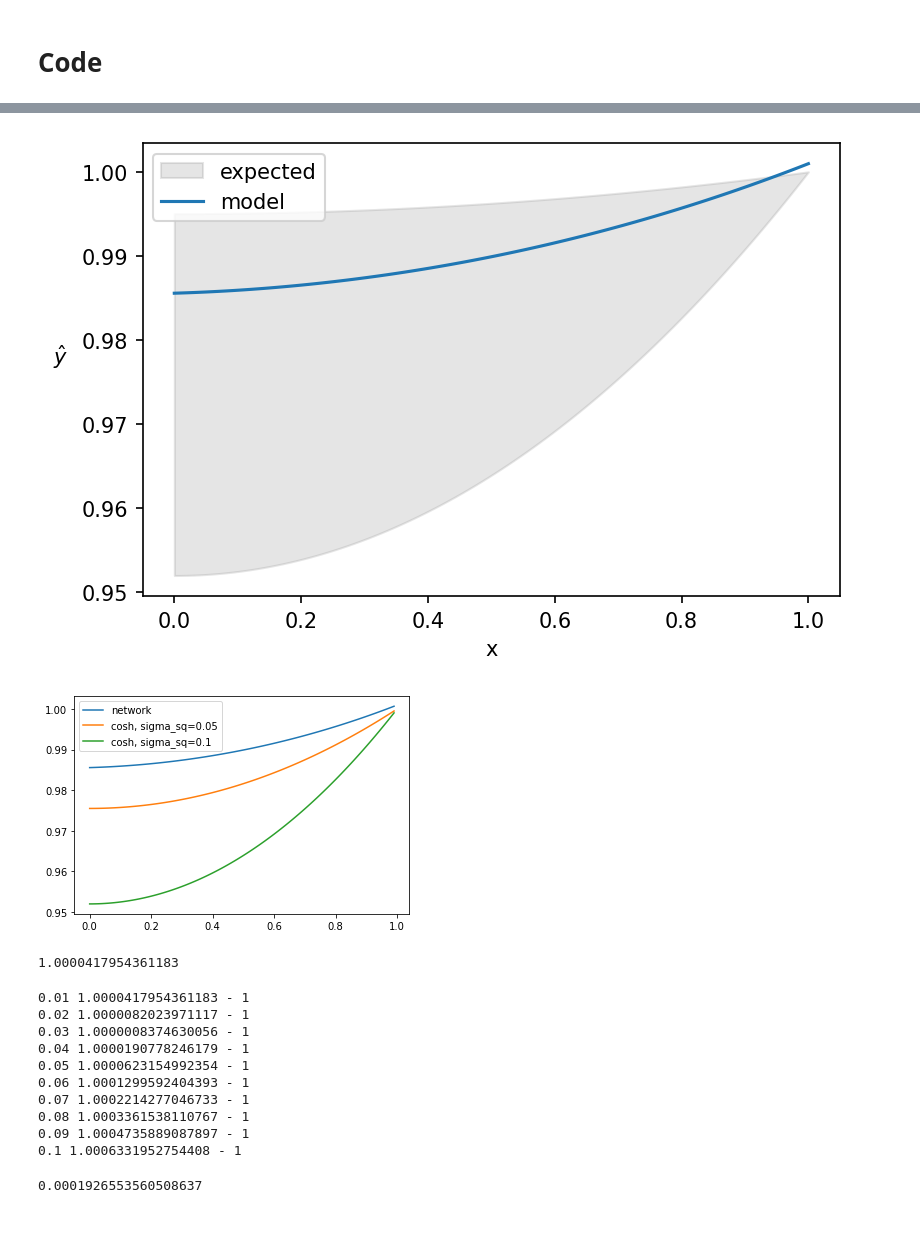
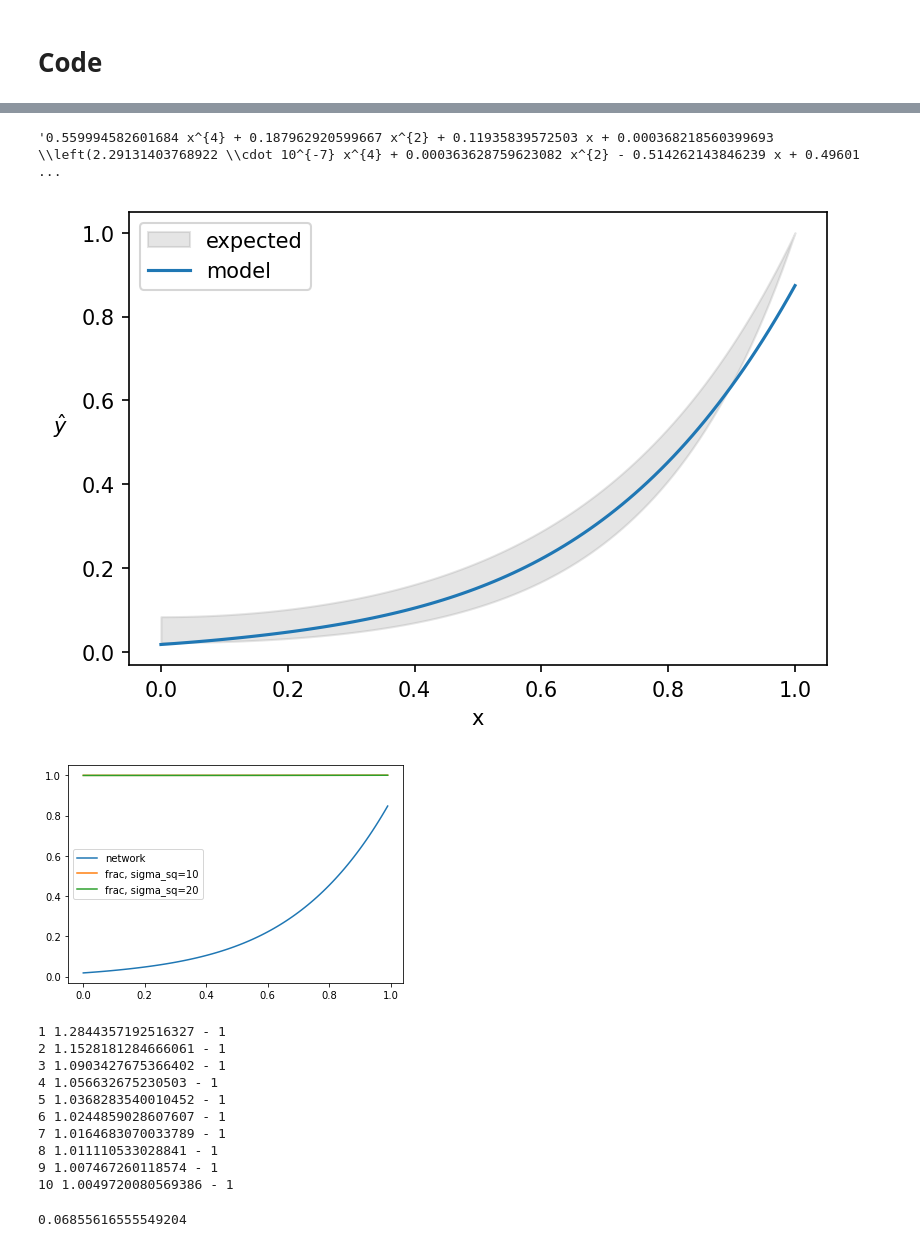
Before and after one commit to PauliusSasnauskas/sasde, a Jupyter notebook: main.ipynb, the cells around one changed output, grey strips where cells are left out. Cells and saved outputs as stored; diff of their text form; code cells hidden in the pictures.

```diff
--- a/main.ipynb
+++ b/main.ipynb
@@ -33,7 +33,7 @@ from train import train
 # %%
 c1 = sp.symbols('c_1')
 x_bounds = (0, 1)
-c1_bounds = (0.01, 0.1)
+c1_bounds = (10.0, 20.0)
 # %%
 loss_model_func = lambda model_y, x, model_d2y: sp.Pow(model_d2y - c1 * (model_y) / (1 + model_y), 2, evaluate=False)
 loss_integration_func = lambda loss_model: (loss_model, (c1, *c1_bounds))
@@ -88,7 +88,7 @@ def orig_func_khi(x, sigma_sq):
   V_max_over_2_D_S = sigma_sq * K_M / (2*d*d)
   return S_0 + V_max_over_2_D_S * (x * x - d * d)
 # %%
-plotting = Plotting(orig_func_klow, network, x_bounds, c1_bounds)
+plotting = Plotting(orig_func_khi, network, x_bounds, c1_bounds)
 
 key = random.PRNGKey(7)
 
@@ -97,8 +97,7 @@ W = random.uniform(subkey, shape=(len(network.alphas),), minval=0, maxval=0.001)
 
 is_final = network.is_final
 
-try: best
-except: best = DotDict({"loss": np.inf})
+best = DotDict({"loss": np.inf})
 
 if is_final:
     print('Network is final, no training')
@@ -110,7 +109,7 @@ while not is_final:
         dataset = [(1, 1)],
         plotting = plotting,
         key = key,
-        lr = 0.0002,
+        lr = 1e-5,
         lr_2 = 0.0003,
         epochs = 20,
         verbose = 0,
@@ -228,3 +224,7 @@ $\displaystyle 0.000573984299538078 x^{4} + 0.00935040597191916 x^{2} + 0.032185
+# %%
+sp.latex(y_prediction_best)
+# %% [output]
+'0.559994582601684 x^{4} + 0.187962920599667 x^{2} + 0.11935839572503 x + 0.000368218560399693 \\left(2.29131403768922 \\cdot 10^{-7} x^{4} + 0.000363628759623082 x^{2} - 0.514262143846239 x + 0.49601 ...
 # %%
 # y_prediction_last_lambd = sp.lambdify([network.x], y_prediction_last, modules=network.lambdify_modules, cse=True)
 y_prediction_best_lambd = sp.lambdify([network.x], y_prediction_best, modules=network.lambdify_modules, cse=True)
@@ -233,54 +233,53 @@ import matplotlib.pyplot as plt
 
 xspace = np.linspace(*x_bounds, 100)
 
-plotting.show_c2varied_plot(plotting.actual_func, xspace, plotting.c2_bounds)
+# plotting.show_c2varied_plot(plotting.actual_func, xspace, plotting.c2_bounds)
+plotting.show_c2varied_plot(orig_func_klow, xspace, plotting.c2_bounds)
 # plt.plot(xspace, y_prediction_last_lambd(xspace), color='tab:orange', label='model last')
 plt.plot(xspace, y_prediction_best_lambd(xspace), color='tab:blue', label='model')
 plt.legend(loc=2)
 plt.gcf().set_dpi(150)
+# plt.ylim((0.97, 1.02))
 plt.xlabel('x')
 plt.ylabel('$\hat{y}$', rotation=0, labelpad=10)
 plt.show()
 # %% [output]
-[figure, old version]
+[figure, new version]
 # %%
 y_network_f = sp.lambdify(network.x, y_prediction_best)
 x = np.arange(0, 1, 0.01)
 
 y_network = y_network_f(x)
-y_comp = orig_func_klow(x, 0.05)
-y_comp2 = orig_func_klow(x, 0.1)
+y_comp = orig_func_khi(x, 10)
+y_comp2 = orig_func_khi(x, 20)
 
 plt.plot(x, y_network, label='network')
-plt.plot(x, y_comp, label='cosh, sigma_sq=0.05')
-plt.plot(x, y_comp2, label='cosh, sigma_sq=0.1')
+plt.plot(x, y_comp, label='frac, sigma_sq=10')
+plt.plot(x, y_comp2, label='frac, sigma_sq=20')
 plt.legend()
 plt.show()
 # %% [output]
-[figure, old version]
+[figure, new version]
 # %%
 def L2(y_pred, y_actual):
   return float(np.mean(np.square(np.array(y_pred) - np.array(y_actual))))
-# %%
-L2(y_network_f(x), orig_func_klow(x, 0.01))+1
-# %% [output]
-1.0000417954361183
 # %%
 allsum = 0
-for k in [0.01, 0.02, 0.03, 0.04, 0.05, 0.06, 0.07, 0.08, 0.09, 0.1]:
+for k in [1,  2,  3,  4,  5,  6,  7,  8,  9, 10]:
   val = L2(y_network_f(x), orig_func_klow(x, k))
   print(k, val+1, '- 1')
   allsum += val
-allsum/10
+
+allsum/10.0
 # %% [output]
-0.01 1.0000417954361183 - 1
-0.02 1.0000082023971117 - 1
-0.03 1.0000008374630056 - 1
-0.04 1.0000190778246179 - 1
-0.05 1.0000623154992354 - 1
-0.06 1.0001299592404393 - 1
-0.07 1.0002214277046733 - 1
-0.08 1.0003361538110767 - 1
-0.09 1.0004735889087897 - 1
-0.1 1.0006331952754408 - 1
+1 1.2844357192516327 - 1
+2 1.1528181284666061 - 1
+3 1.0903427675366402 - 1
+4 1.056632675230503 - 1
+5 1.0368283540010452 - 1
+6 1.0244859028607607 - 1
+7 1.0164683070033789 - 1
+8 1.011110533028841 - 1
+9 1.007467260118574 - 1
+10 1.0049720080569386 - 1
-0.0001926553560508637
+0.06855616555549204
```
Also changed, not shown: parts of 5 cells of this notebook, 1 other file.
